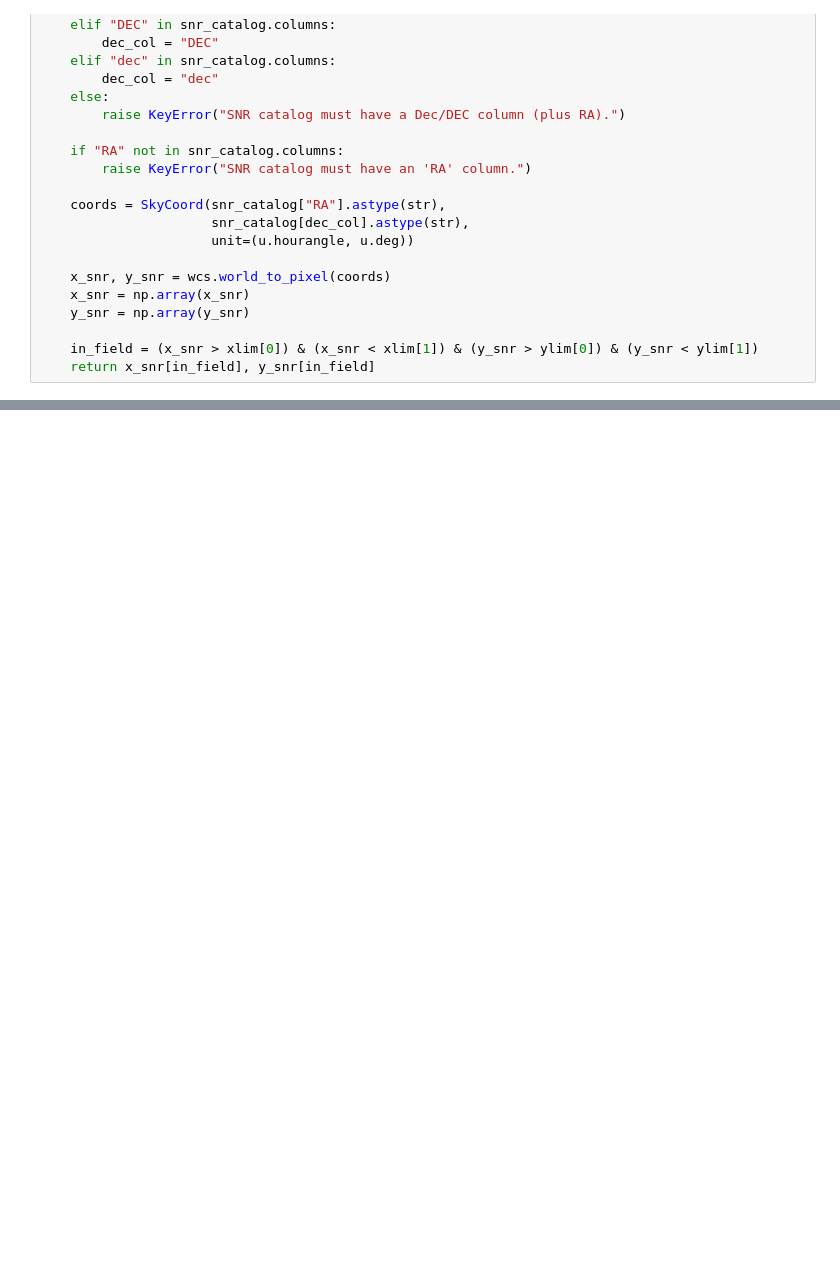
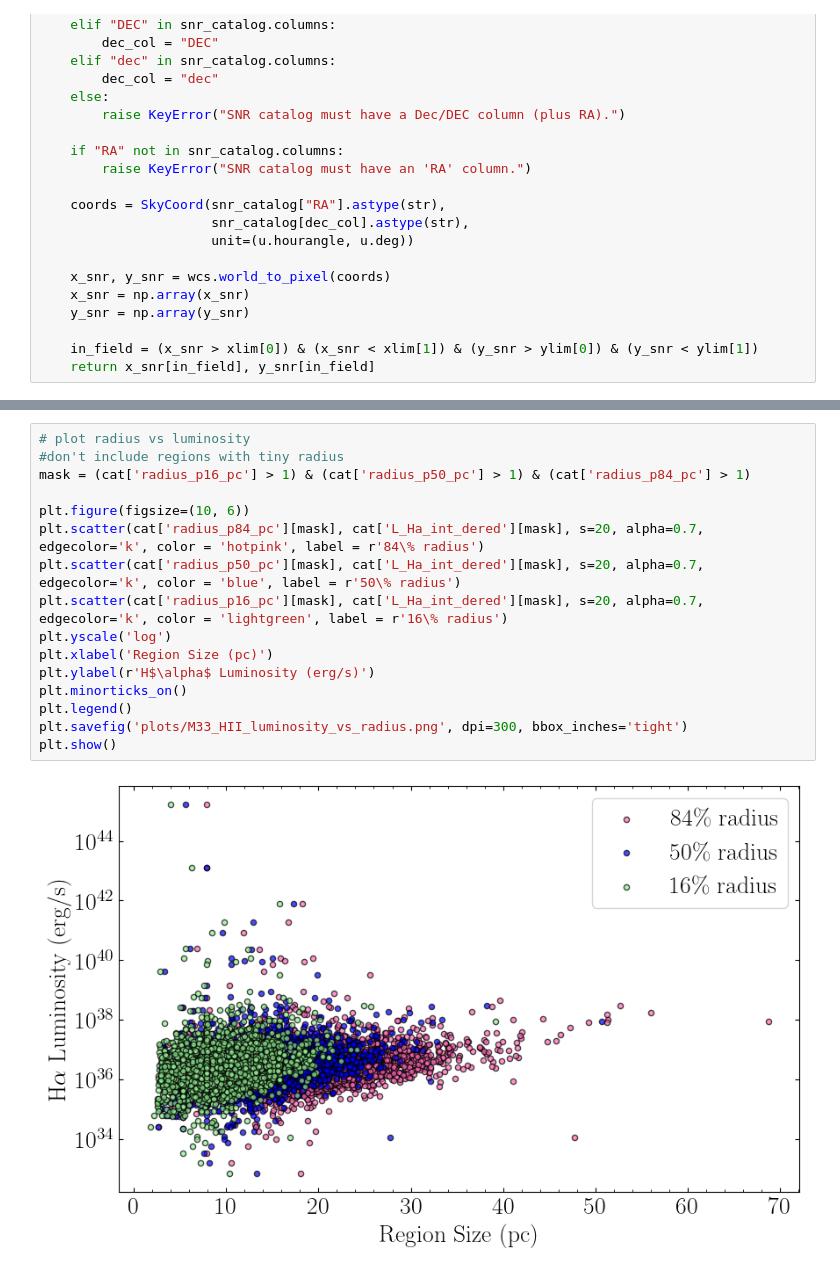
Before and after one commit to emmajarvis/M33-HII-region-catalog, a Jupyter notebook: 8_catalog_plots.ipynb, the cells around one changed output, grey strips where cells are left out. Cells and saved outputs as stored; diff of their text form; blank space fills up the shorter version.

```diff
--- a/8_catalog_plots.ipynb
+++ b/8_catalog_plots.ipynb
@@ -1200,3 +1221,21 @@ plt.show()
+# %%
+# plot radius vs luminosity
+#don't include regions with tiny radius
+mask = (cat['radius_p16_pc'] > 1) & (cat['radius_p50_pc'] > 1) & (cat['radius_p84_pc'] > 1)
+
+plt.figure(figsize=(10, 6))
+plt.scatter(cat['radius_p84_pc'][mask], cat['L_Ha_int_dered'][mask], s=20, alpha=0.7, edgecolor='k', color = 'hotpink', label = r'84\% radius')
+plt.scatter(cat['radius_p50_pc'][mask], cat['L_Ha_int_dered'][mask], s=20, alpha=0.7, edgecolor='k', color = 'blue', label = r'50\% radius')
+plt.scatter(cat['radius_p16_pc'][mask], cat['L_Ha_int_dered'][mask], s=20, alpha=0.7, edgecolor='k', color = 'lightgreen', label = r'16\% radius')
+plt.yscale('log')
+plt.xlabel('Region Size (pc)')
+plt.ylabel(r'H$\alpha$ Luminosity (erg/s)')
+plt.minorticks_on()
+plt.legend()
+plt.savefig('plots/M33_HII_luminosity_vs_radius.png', dpi=300, bbox_inches='tight')
+plt.show()
+# %% [output]
+[figure, added]
 # %%
 # plot the luminosity function
 plt.figure(figsize=(8, 6))
```
Also changed, not shown: parts of 8 cells of this notebook, 10 other files.
